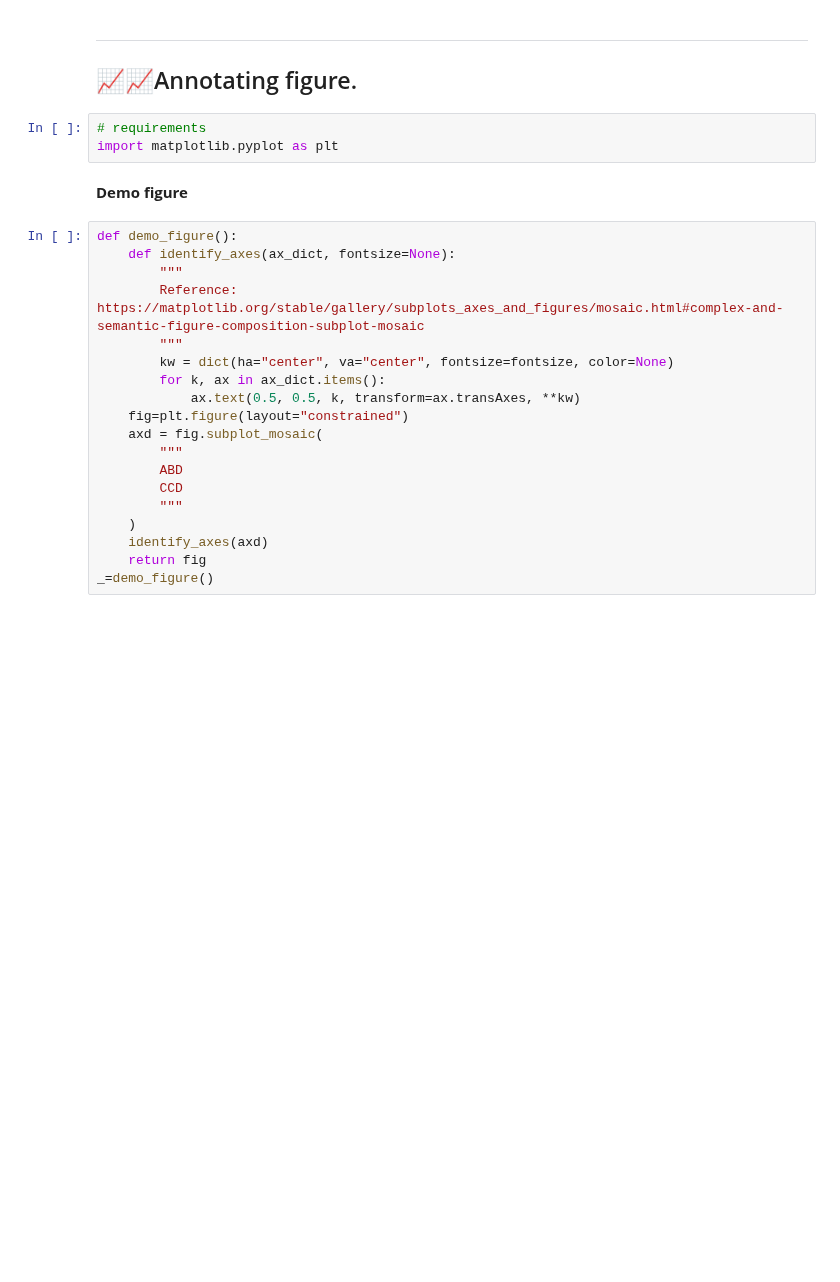
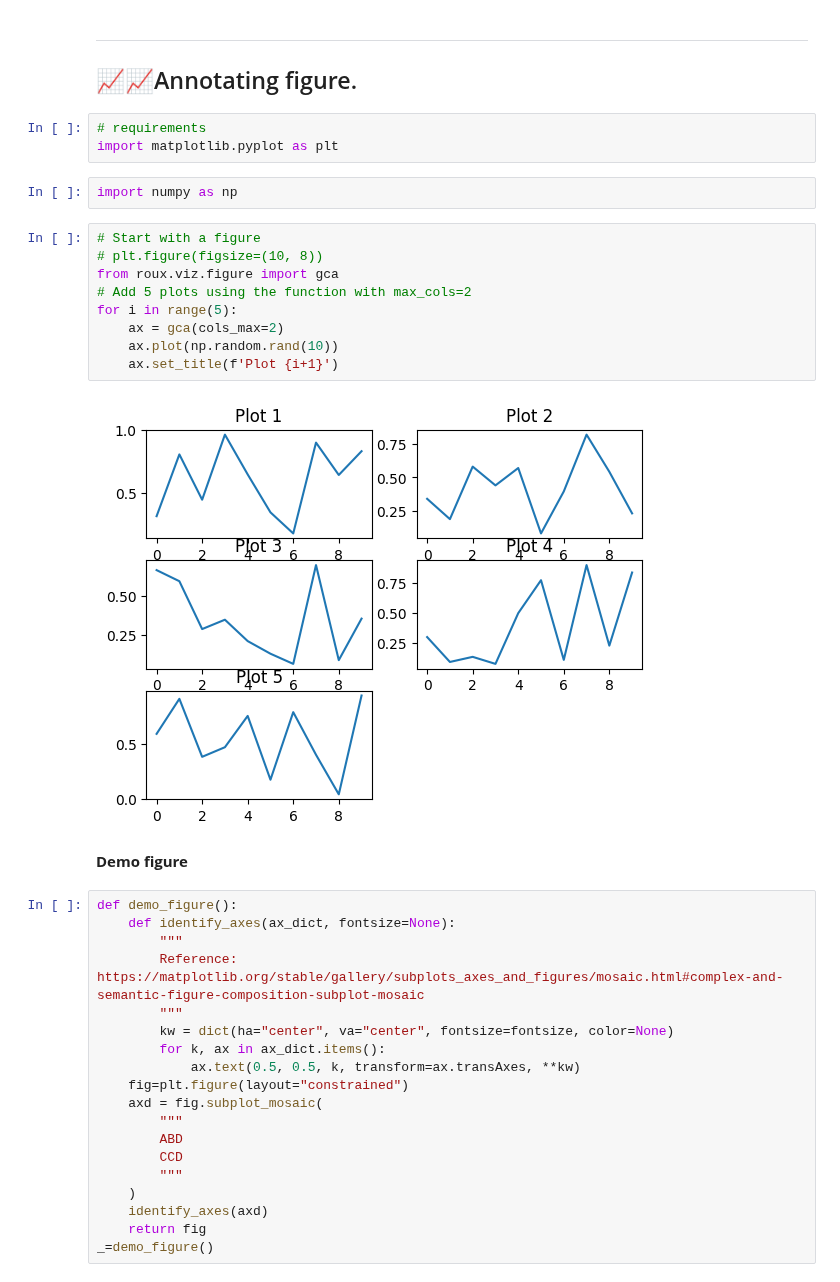
Before and after one commit to rraadd88/roux, a Jupyter notebook: examples/roux_viz_figure.ipynb, the cells around one changed output. Drawn from its saved outputs; the diff is of its cells as text; blank space fills up the shorter version.

Commit message:
+ plots

```diff
--- a/examples/roux_viz_figure.ipynb
+++ b/examples/roux_viz_figure.ipynb
@@ -7,6 +7,19 @@
 # %%
 # requirements
 import matplotlib.pyplot as plt
+# %%
+import numpy as np
+# %%
+# Start with a figure
+# plt.figure(figsize=(10, 8))
+from roux.viz.figure import gca
+# Add 5 plots using the function with max_cols=2
+for i in range(5):
+    ax = gca(cols_max=2)
+    ax.plot(np.random.rand(10))
+    ax.set_title(f'Plot {i+1}')
+# %% [output]
+[figure, added]
 # %% [markdown]
 **Demo figure**
 # %%
```
Also changed, not shown: 5 other files.
